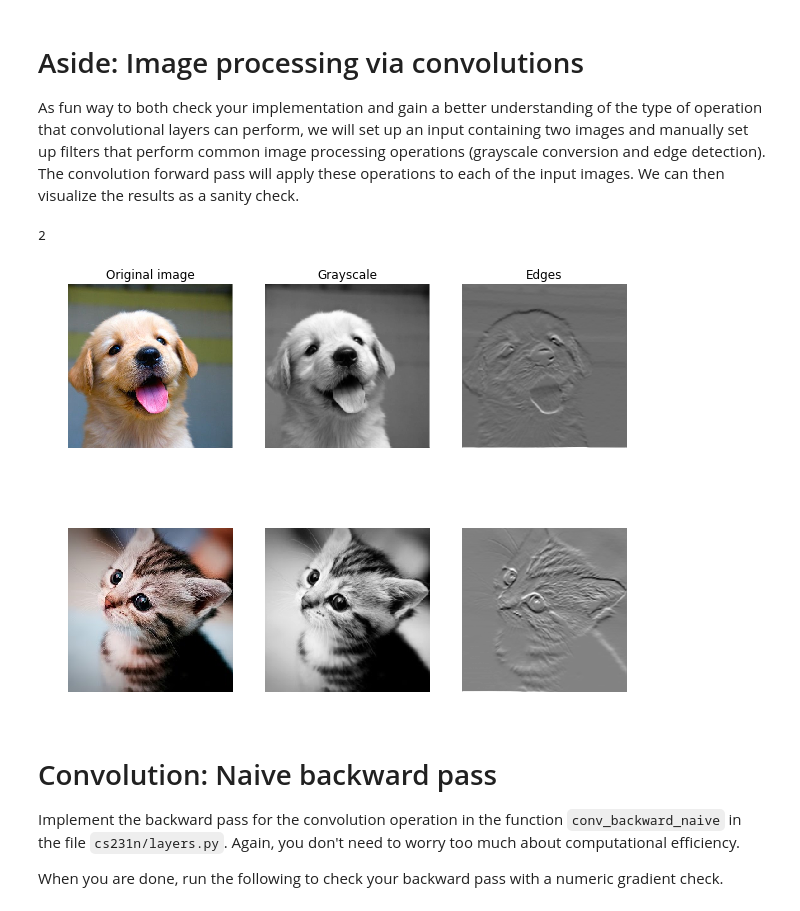
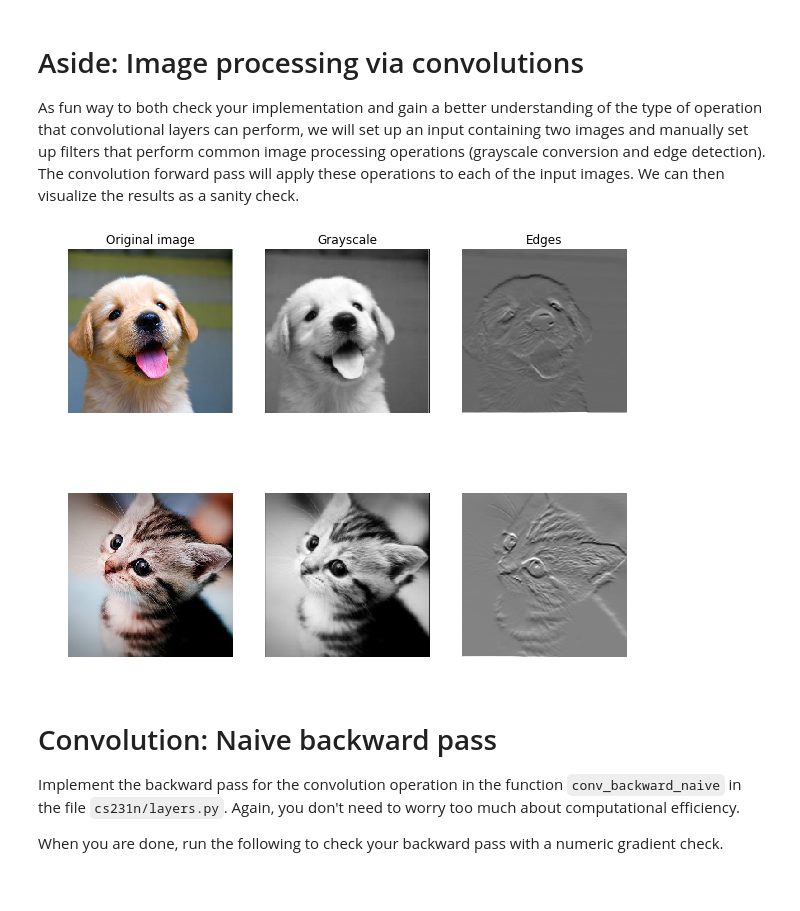
Before and after one commit to FengyangZhang/CS231nAssignment2, a Jupyter notebook: ConvolutionalNetworks.ipynb, the cells around one changed output. Drawn from its saved outputs; the diff is of its cells as text; code cells hidden in the pictures.

```diff
--- a/ConvolutionalNetworks.ipynb
+++ b/ConvolutionalNetworks.ipynb
@@ -101,13 +98,14 @@ w = np.zeros((2, 3, 3, 3))
 
 # The first filter converts the image to grayscale.
 # Set up the red, green, and blue channels of the filter.
-w[0, 0, :, :] = [[0, 0, 0], [0, 0.3, 0], [0, 0, 0]]
-w[0, 1, :, :] = [[0, 0, 0], [0, 0.6, 0], [0, 0, 0]]
-w[0, 2, :, :] = [[0, 0, 0], [0, 0.1, 0], [0, 0, 0]]
+w[0, 0, :, :] = [[0, 0, 1], [0, 0, 0], [0, 0, 0]]
+w[0, 1, :, :] = [[0.2, 0, 0], [0, 0, 0], [0, 0, 0]]
+w[0, 2, :, :] = [[0, 0.1, 0], [0, 0, 0], [0, 0, 0]]
 
 # Second filter detects horizontal edges in the blue channel.
-w[1, 2, :, :] = [[1, 2, 1], [0, 0, 0], [-1, -2, -1]]
-
+w[1, 1, :, :] = [[1, 2, 1], [0, 0, 0], [-1, -2, -1]]
+w[1, 0, :, :] = [[0, 0, 0], [0, 0, 0], [0, 0, 0]]
+w[1, 2, :, :] = [[0, 0, 0], [0, 0, 0], [0, 0, 0]]
 # Vector of biases. We don't need any bias for the grayscale
 # filter, but for the edge detection filter we want to add 128
 # to each output so that nothing is negative.
@@ -115,35 +113,34 @@ b = np.array([0, 128])
 
 # Compute the result of convolving each input in x with each filter in w,
 # offsetting by b, and storing the results in out.
 out, _ = conv_forward_naive(x, w, b, {'stride': 1, 'pad': 1})
 def imshow_noax(img, normalize=True):
     """ Tiny helper to show images as uint8 and remove axis labels """
     if normalize:
         img_max, img_min = np.max(img), np.min(img)
         img = 255.0 * (img - img_min) / (img_max - img_min)
     plt.imshow(img.astype('uint8'))
     plt.gca().axis('off')
 
 # Show the original images and the results of the conv operation
 plt.subplot(2, 3, 1)
 imshow_noax(puppy, normalize=False)
 plt.title('Original image')
 plt.subplot(2, 3, 2)
 imshow_noax(out[0, 0])
 plt.title('Grayscale')
 plt.subplot(2, 3, 3)
 imshow_noax(out[0, 1])
 plt.title('Edges')
 plt.subplot(2, 3, 4)
 imshow_noax(kitten_cropped, normalize=False)
 plt.subplot(2, 3, 5)
 imshow_noax(out[1, 0])
 plt.subplot(2, 3, 6)
 imshow_noax(out[1, 1])
 plt.show()
 # %% [output]
-2
-[figure, old version]
+[figure, new version]
 # %% [markdown]
 # Convolution: Naive backward pass
 Implement the backward pass for the convolution operation in the function `conv_backward_naive` in the file `cs231n/layers.py`. Again, you don't need to worry too much about computational efficiency.
```
Also changed, not shown: parts of 4 cells of this notebook, 1 other file.
